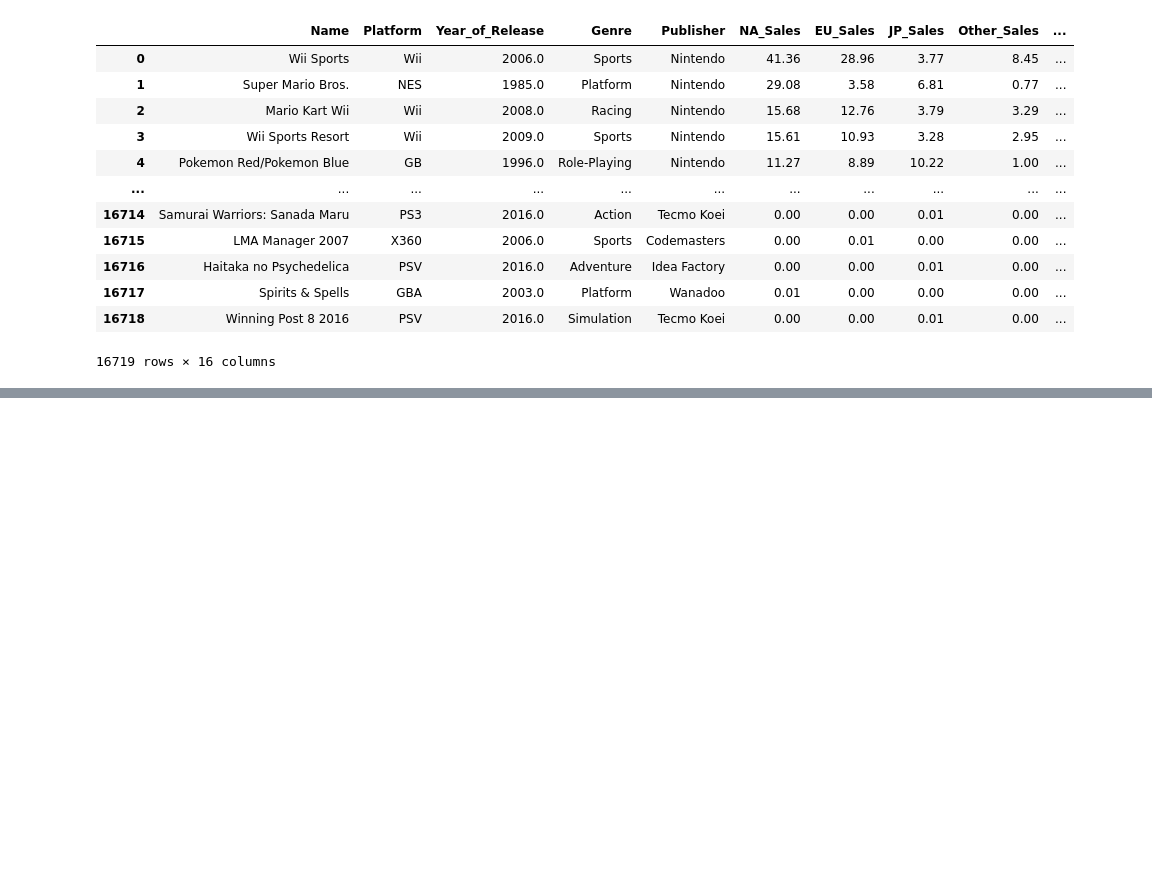
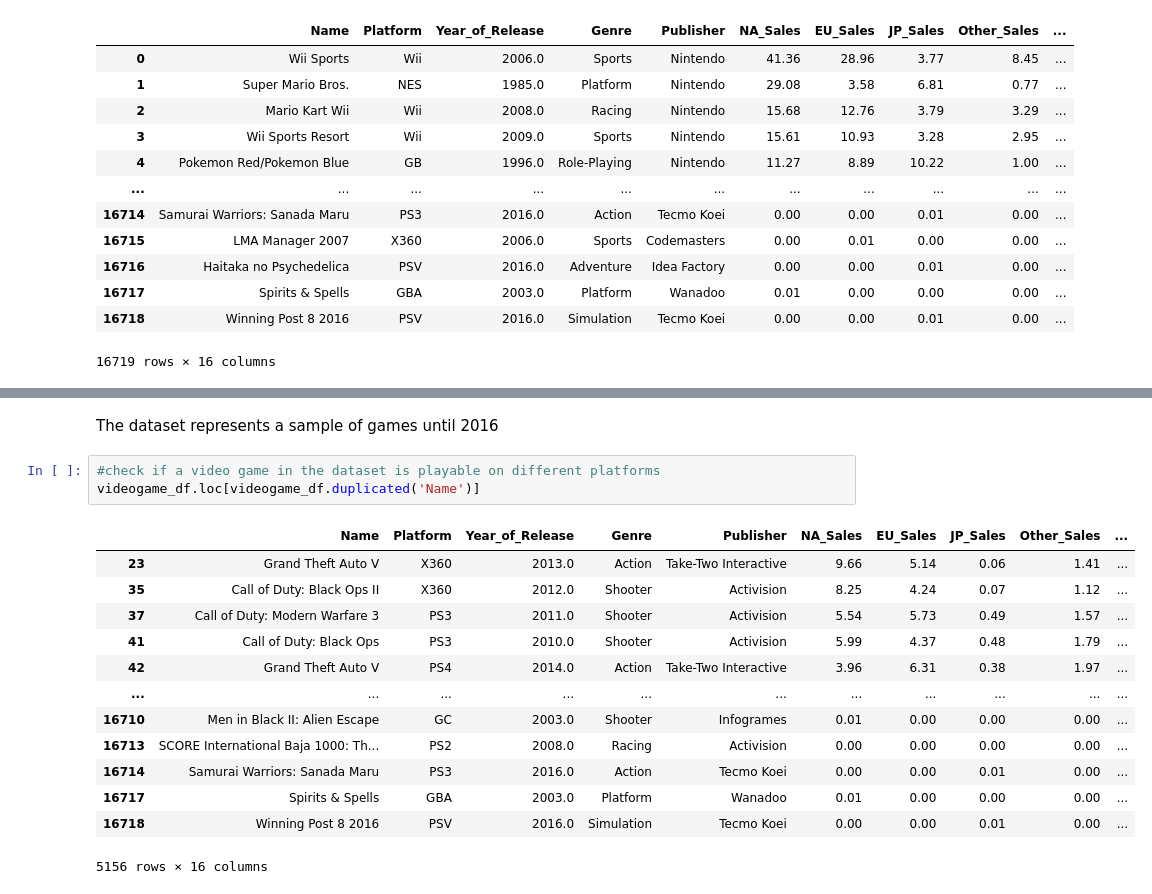
Before and after one commit to JamesWillems/dataset_video_game, a Jupyter notebook: video_game_kirsten.ipynb, the cells around one changed output, grey strips where cells are left out. Saved outputs shown, nothing was run; the diff lists cells and outputs as text; blank space fills up the shorter version.

```diff
--- a/video_game_kirsten.ipynb
+++ b/video_game_kirsten.ipynb
@@ -27,0 +55,19 @@ In the different columns we have:
+# %% [markdown]
+The dataset represents a sample of games until 2016
+# %%
+#check if a video game in the dataset is playable on different platforms
+videogame_df.loc[videogame_df.duplicated('Name')]
+# %% [output]
+|  | Name | Platform | Year_of_Release | Genre | Publisher | NA_Sales | EU_Sales | JP_Sales | Other_Sales | ... |
+| 23 | Grand Theft Auto V | X360 | 2013.0 | Action | Take-Two Interactive | 9.66 | 5.14 | 0.06 | 1.41 | ... |
+| 35 | Call of Duty: Black Ops II | X360 | 2012.0 | Shooter | Activision | 8.25 | 4.24 | 0.07 | 1.12 | ... |
+| 37 | Call of Duty: Modern Warfare 3 | PS3 | 2011.0 | Shooter | Activision | 5.54 | 5.73 | 0.49 | 1.57 | ... |
+| 41 | Call of Duty: Black Ops | PS3 | 2010.0 | Shooter | Activision | 5.99 | 4.37 | 0.48 | 1.79 | ... |
+| 42 | Grand Theft Auto V | PS4 | 2014.0 | Action | Take-Two Interactive | 3.96 | 6.31 | 0.38 | 1.97 | ... |
+| ... | ... | ... | ... | ... | ... | ... | ... | ... | ... | ... |
+| 16710 | Men in Black II: Alien Escape | GC | 2003.0 | Shooter | Infogrames | 0.01 | 0.00 | 0.00 | 0.00 | ... |
+| 16713 | SCORE International Baja 1000: Th... | PS2 | 2008.0 | Racing | Activision | 0.00 | 0.00 | 0.00 | 0.00 | ... |
+| 16714 | Samurai Warriors: Sanada Maru | PS3 | 2016.0 | Action | Tecmo Koei | 0.00 | 0.00 | 0.01 | 0.00 | ... |
+| 16717 | Spirits & Spells | GBA | 2003.0 | Platform | Wanadoo | 0.01 | 0.00 | 0.00 | 0.00 | ... |
+| 16718 | Winning Post 8 2016 | PSV | 2016.0 | Simulation | Tecmo Koei | 0.00 | 0.00 | 0.01 | 0.00 | ... |
+5156 rows × 16 columns
```
Also changed, not shown: parts of 13 cells of this notebook.
